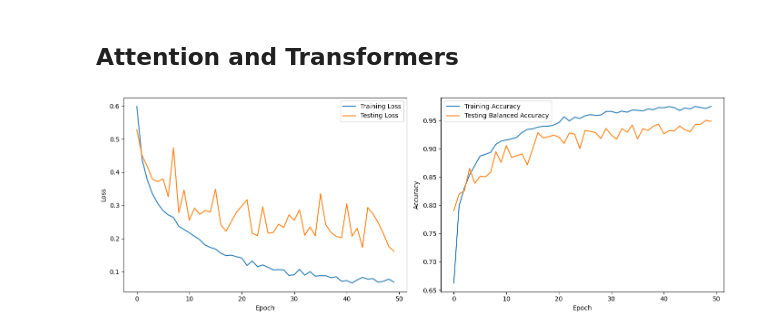
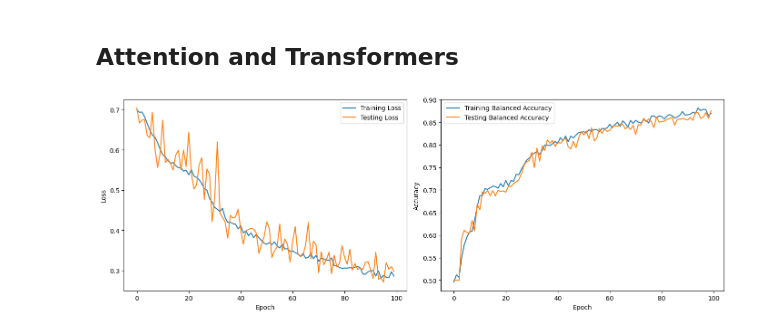
Before and after one commit to jlohunecke/ML4HC_project2, a Jupyter notebook: proj2_pt1.ipynb, the cells around one changed output. Drawn from its saved outputs; the diff is of its cells as text; code cells hidden in the pictures.

```diff
--- a/proj2_pt1.ipynb
+++ b/proj2_pt1.ipynb
@@ -471,7 +485,7 @@ num_epochs = 200
 torch.manual_seed(42)
 model_name = 'cnn_res'
 # %%
-train_model(cnn_res, model_name, criterion, optimizer, X_train_dataloader, X_test_tensor, y_test_tensor, num_epochs=num_epochs, truncate=False)
+train_model(cnn_res, model_name, criterion, optimizer, X_train_dataloader, X_test_dataloader, num_epochs=num_epochs, truncate=False)
 plot_acc_and_loss(model_name, num_epochs)
 # %% [output]
 [figure]
@@ -503,41 +517,46 @@ class PositionalEncoding(nn.Module):
 class TransformerModel(nn.Module):
     def __init__(self, input_dim, output_size, d_model=128, nhead=4, num_encoder_layers=3, dim_feedforward=512, dropout=0.1):
         super(TransformerModel, self).__init__()
-        self.embedding = nn.Linear(input_dim, d_model)
+        self.embedding_fc1 = nn.Linear(input_dim, d_model)
+        self.embedding_fc2 = nn.Linear(d_model, d_model)
         self.pos_encoder = PositionalEncoding(d_model)
-        encoder_layers = nn.TransformerEncoderLayer(d_model, nhead, dim_feedforward, dropout)
+        encoder_layers = nn.TransformerEncoderLayer(d_model, nhead, dim_feedforward, dropout, batch_first = True, norm_first=False, activation="relu")
         self.transformer_encoder = nn.TransformerEncoder(encoder_layers, num_encoder_layers)
         self.fc = nn.Linear(d_model, output_size)
         self.sigmoid = nn.Sigmoid()
         self.d_model = d_model
 
+    def embed(self, src):
+        src = self.embedding_fc2(nn.functional.relu(self.embedding_fc1(src))) * math.sqrt(self.d_model)
+        src = self.pos_encoder(src)
+        return src
+
     def forward(self, src):
-        src = self.embedding(src.permute(0,2,1)) * math.sqrt(self.d_model)
-        src = self.pos_encoder(src)
+        src = self.embed(src)
         output = self.transformer_encoder(src)
         output = self.fc(output.mean(dim=1))  # Global average pooling
         output = self.sigmoid(output)
 
         attention_weights = self.transformer_encoder.layers[0].self_attn.in_proj_weight
-        first_layer_weights = self.embedding.weight
+        first_layer_weights = self.embedding_fc1.weight
 
         return output, (attention_weights, first_layer_weights)
 # %%
-input_size = X_train_tensor.shape[1]
+input_size = X_train_tensor.shape[2]
 output_size = 1
 
-transformer = TransformerModel(input_size, output_size).to(device)
+transformer = TransformerModel(input_size, output_size, d_model=16).to(device)
 criterion = nn.BCELoss()
 optimizer = torch.optim.Adam(transformer.parameters(), lr=0.001)
 # %%
-num_epochs = 50
+num_epochs = 100
 torch.manual_seed(42)
 model_name = 'transformer'
 # %%
-train_model(transformer, model_name, criterion, optimizer, X_train_dataloader, X_test_tensor, y_test_tensor, num_epochs=num_epochs, truncate=False, ret_weights=True)
+train_model(transformer, model_name, criterion, optimizer, X_train_dataloader, X_test_dataloader, num_epochs=num_epochs, truncate=False, ret_weights=True)
 plot_acc_and_loss(model_name, num_epochs)
 # %% [output]
-[figure, old version]
+[figure, new version]
 # %%
 transformer.load_state_dict(torch.load(f'./p1/models/{model_name}_{num_epochs}.pth'))
 print_model_summary(transformer, criterion, X_test_tensor, y_test_tensor, ret_weights=True)
```
Also changed, not shown: parts of 18 cells of this notebook, 12 other files.
